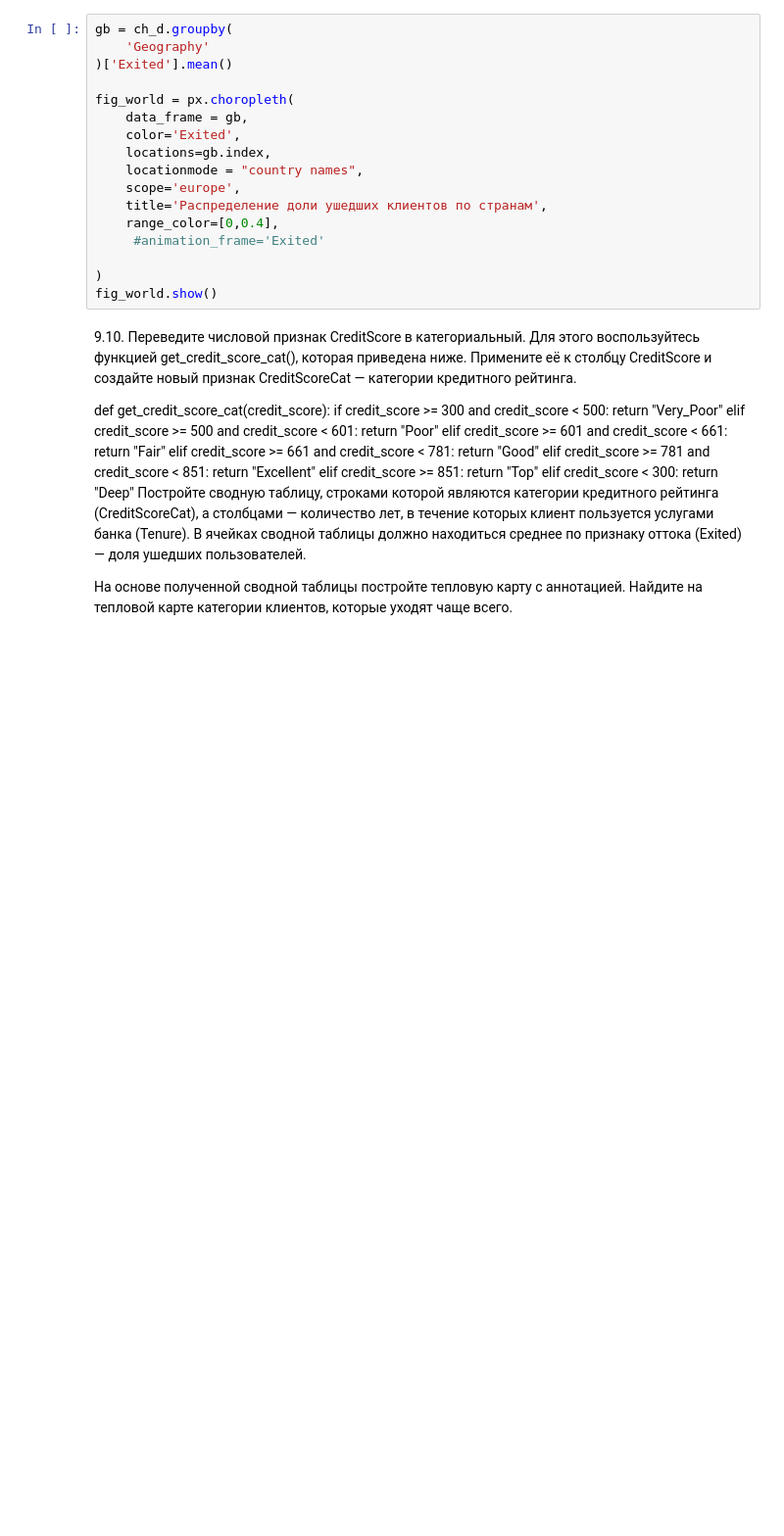
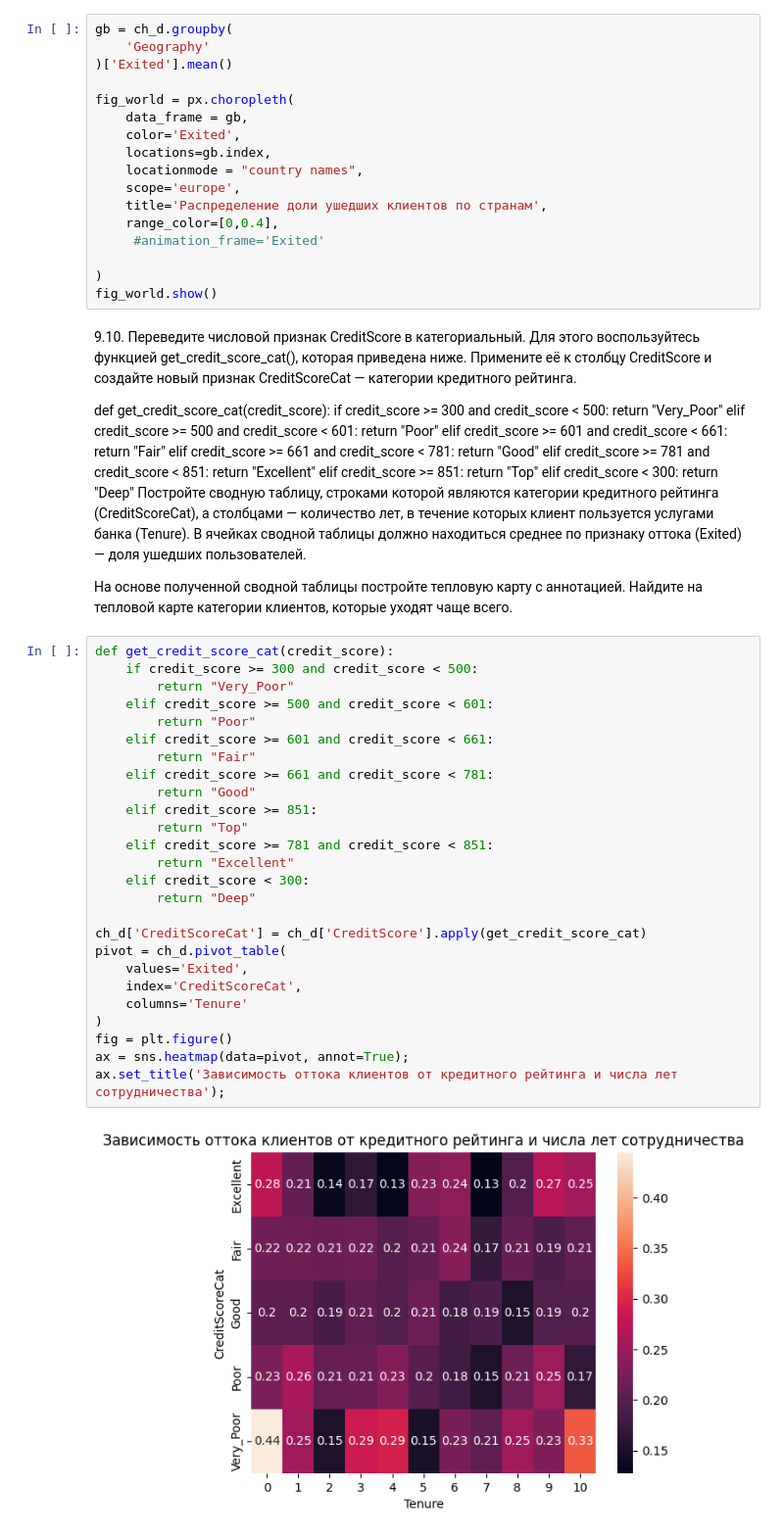
Before and after one commit to Alevtina529/SF_ds, a Jupyter notebook: PY 13 Визуализация/Закрепление PY13.ipynb, the cells around one changed output. Shown at 98% size. Cells and saved outputs as stored; diff of their text form; blank space fills up the shorter version.

```diff
--- a/PY 13 Визуализация/Закрепление PY13.ipynb
+++ b/PY 13 Визуализация/Закрепление PY13.ipynb
@@ -263,3 +271,31 @@ def get_credit_score_cat(credit_score):
 Постройте сводную таблицу, строками которой являются категории кредитного рейтинга (CreditScoreCat), а столбцами — количество лет, в течение которых клиент пользуется услугами банка (Tenure). В ячейках сводной таблицы должно находиться среднее по признаку оттока (Exited) — доля ушедших пользователей.
 
 На основе полученной сводной таблицы постройте тепловую карту с аннотацией. Найдите на тепловой карте категории клиентов, которые уходят чаще всего.
+# %%
+def get_credit_score_cat(credit_score):
+    if credit_score >= 300 and credit_score < 500:
+        return "Very_Poor"
+    elif credit_score >= 500 and credit_score < 601:
+        return "Poor"
+    elif credit_score >= 601 and credit_score < 661:
+        return "Fair"
+    elif credit_score >= 661 and credit_score < 781:
+        return "Good"
+    elif credit_score >= 851:
+        return "Top"
+    elif credit_score >= 781 and credit_score < 851:
+        return "Excellent"
+    elif credit_score < 300:
+        return "Deep"
+
+ch_d['CreditScoreCat'] = ch_d['CreditScore'].apply(get_credit_score_cat)
+pivot = ch_d.pivot_table(
+    values='Exited',
+    index='CreditScoreCat',
+    columns='Tenure'
+)
+fig = plt.figure()
+ax = sns.heatmap(data=pivot, annot=True);
+ax.set_title('Зависимость оттока клиентов от кредитного рейтинга и числа лет сотрудничества');
+# %% [output]
+[figure, added]
```
Also changed, not shown: parts of 2 cells of this notebook.
